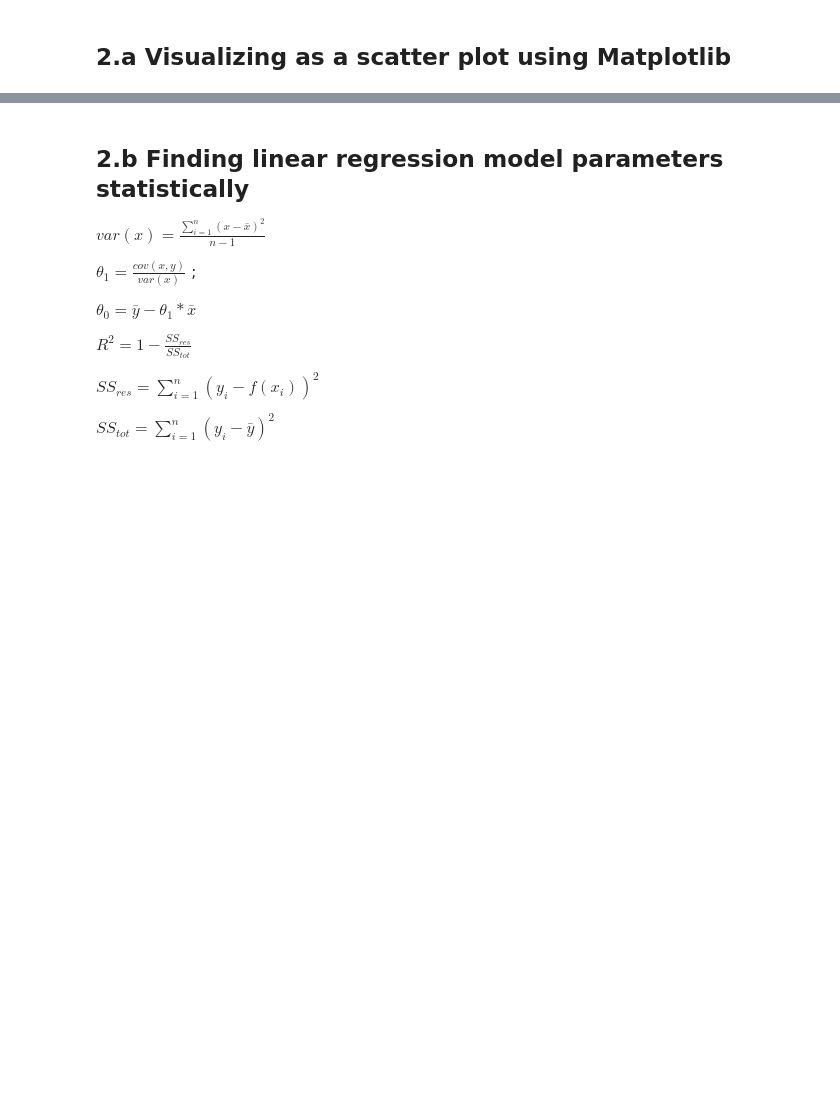
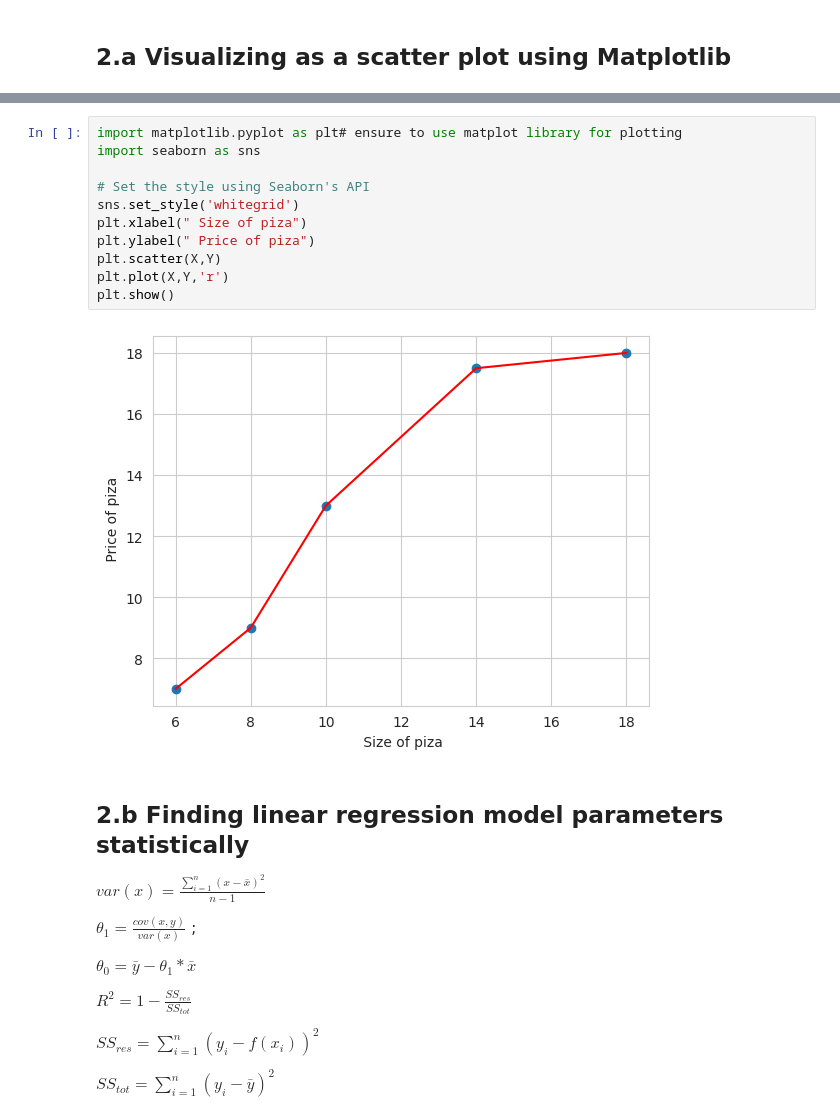
Before and after one commit to Kai-Kun-1/AI-ML-course, a Jupyter notebook: Module2_lab.ipynb, the cells around one changed output, grey strips where cells are left out. Drawn from its saved outputs; the diff is of its cells as text; blank space fills up the shorter version.

```diff
--- a/Module2_lab.ipynb
+++ b/Module2_lab.ipynb
@@ -260,3 +260,16 @@ plt.show()
+# %%
+import matplotlib.pyplot as plt# ensure to use matplot library for plotting
+import seaborn as sns
+
+# Set the style using Seaborn's API
+sns.set_style('whitegrid')
+plt.xlabel(" Size of piza")
+plt.ylabel(" Price of piza")
+plt.scatter(X,Y)
+plt.plot(X,Y,'r')
+plt.show()
+# %% [output]
+[figure, added]
 # %% [markdown]
 ## 2.b Finding linear regression model parameters statistically
 
```
Also changed, not shown: parts of 11 cells of this notebook.
